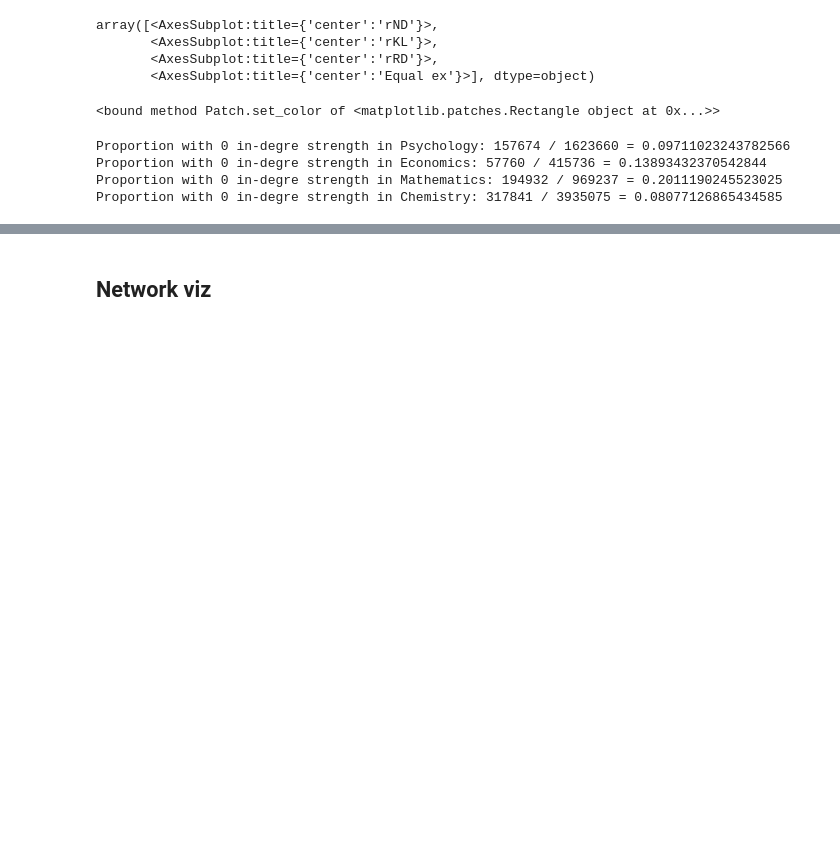
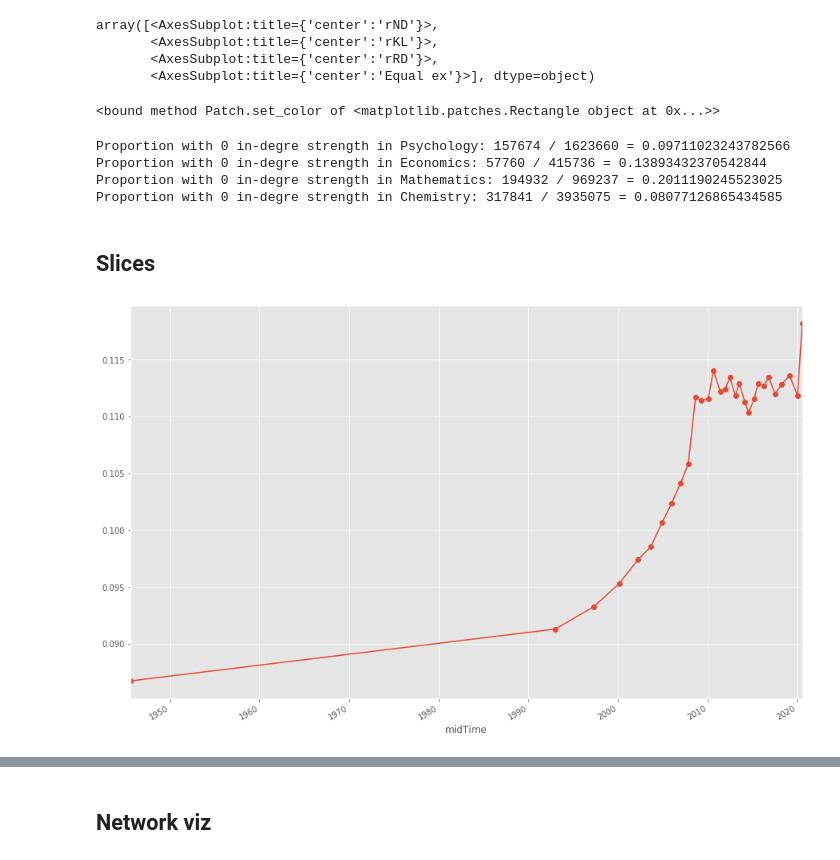
Before and after one commit to buschbirk/CentralityFairness, a Jupyter notebook: Network visualizations.ipynb, the cells around one changed output, grey strips where cells are left out. Drawn from its saved outputs; the diff is of its cells as text; code cells hidden in the pictures; blank space fills up the shorter version.

```diff
--- a/Network visualizations.ipynb
+++ b/Network visualizations.ipynb
@@ -450,3 +469,26 @@ Proportion with 0 in-degre strength in Psychology: 157674 / 1623660 = 0.09711023
 Proportion with 0 in-degre strength in Economics: 57760 / 415736 = 0.13893432370542844
 Proportion with 0 in-degre strength in Mathematics: 194932 / 969237 = 0.2011190245523025
 Proportion with 0 in-degre strength in Chemistry: 317841 / 3935075 = 0.08077126865434585
+# %% [markdown]
+## Slices
+# %%
+econ_slices_scores = pd.read_csv('/home/laal/MAG/CentralityFairness/EVALUATIONS_OUTPUTS/economics_slices_PageRank.csv')
+econ_slices = pd.read_csv('/home/laal/MAG/CentralityFairness/SLICES/Economics2020.csv',
+                          parse_dates=['pubDate_lower', 'pubDate_upper'])
+econ_slices['midTime'] = econ_slices['pubDate_lower'] + ((econ_slices.pubDate_upper - econ_slices.pubDate_lower) / 2)
+econ_slices = pd.merge(econ_slices, econ_slices_scores, left_on='slice_index', right_on='index')
+
+
+
+psych_slices_scores = pd.read_csv('/home/laal/MAG/CentralityFairness/EVALUATIONS_OUTPUTS/psychology_slices_PageRank.csv')
+psych_slices = pd.read_csv('/home/laal/MAG/CentralityFairness/SLICES/Psychology2020.csv',
+                          parse_dates=['pubDate_lower', 'pubDate_upper'])
+psych_slices['midTime'] = psych_slices['pubDate_lower'] + ((psych_slices.pubDate_upper - psych_slices.pubDate_lower) / 2)
+psych_slices = pd.merge(psych_slices, psych_slices_scores, left_on='slice_index', right_on='index')
+# %%
+plt.figure()
+pd.Series(econ_slices.rND.values, index=econ_slices.midTime).plot(style='-o')
+# plt.xticks(econ_slices.pubDate_lower.values)
+plt.show()
+# %% [output]
+[figure, added]
```
Also changed, not shown: parts of 8 cells of this notebook, 32 other files.
